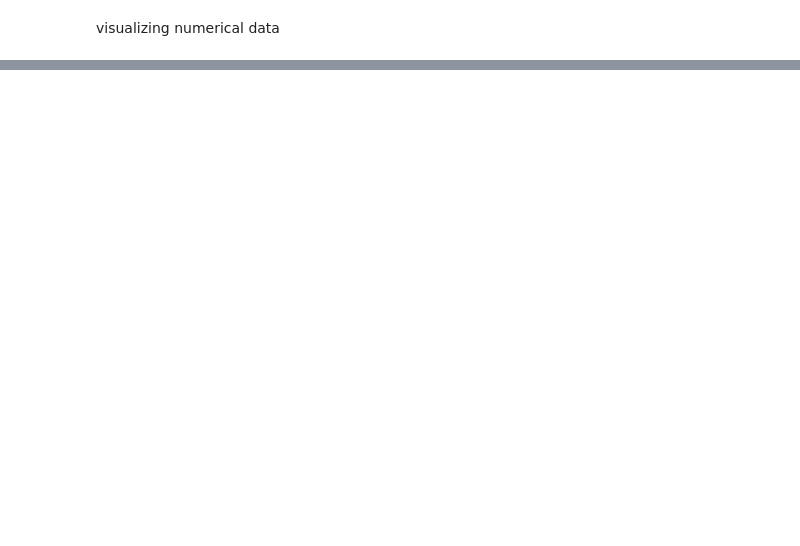
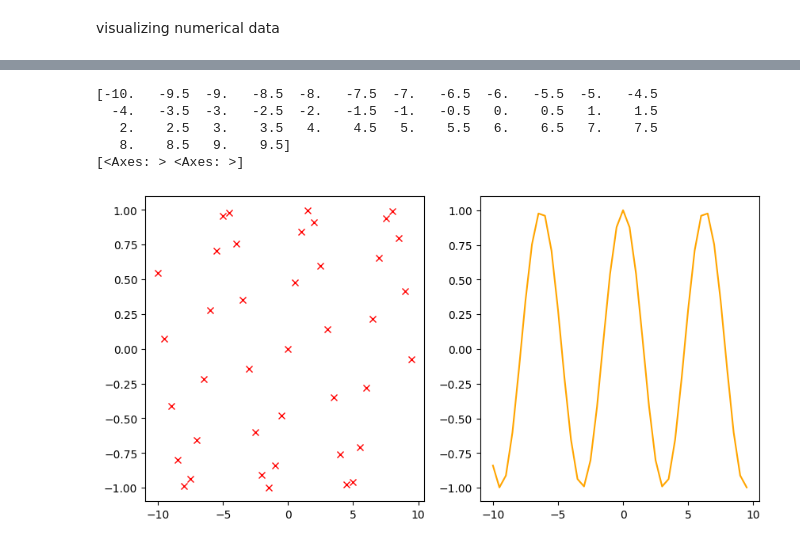
Before and after one commit to aayush7379/Python, a Jupyter notebook: data analysis/numpy.ipynb, the cells around one changed output, grey strips where cells are left out. Drawn from its saved outputs; the diff is of its cells as text; code cells hidden in the pictures; blank space fills up the shorter version.

```diff
--- a/data analysis/numpy.ipynb
+++ b/data analysis/numpy.ipynb
@@ -97,0 +116,19 @@ plt.show()
+# %%
+fig, ax = plt.subplots(nrows=1,ncols=2, figsize=(10,5))
+t  = np.arange(-10,10,.5)
+print(t)
+sine = np.sin(t)
+cosine = np.cos(t)
+# print(sine)
+# print(cosine)
+print(ax)
+ax[0].plot(t,sine, label='sine',color='red',linestyle ='',marker ='x')
+ax[1].plot(t,cosine,label='cosine',color='orange')
+plt.savefig('sine_cosine.png', dpi =300)
+# %% [output]
+[-10.   -9.5  -9.   -8.5  -8.   -7.5  -7.   -6.5  -6.   -5.5  -5.   -4.5
+  -4.   -3.5  -3.   -2.5  -2.   -1.5  -1.   -0.5   0.    0.5   1.    1.5
+   2.    2.5   3.    3.5   4.    4.5   5.    5.5   6.    6.5   7.    7.5
+   8.    8.5   9.    9.5]
+[<Axes: > <Axes: >]
+[figure, added]
```
Also changed, not shown: parts of 8 cells of this notebook, 1 other file.
